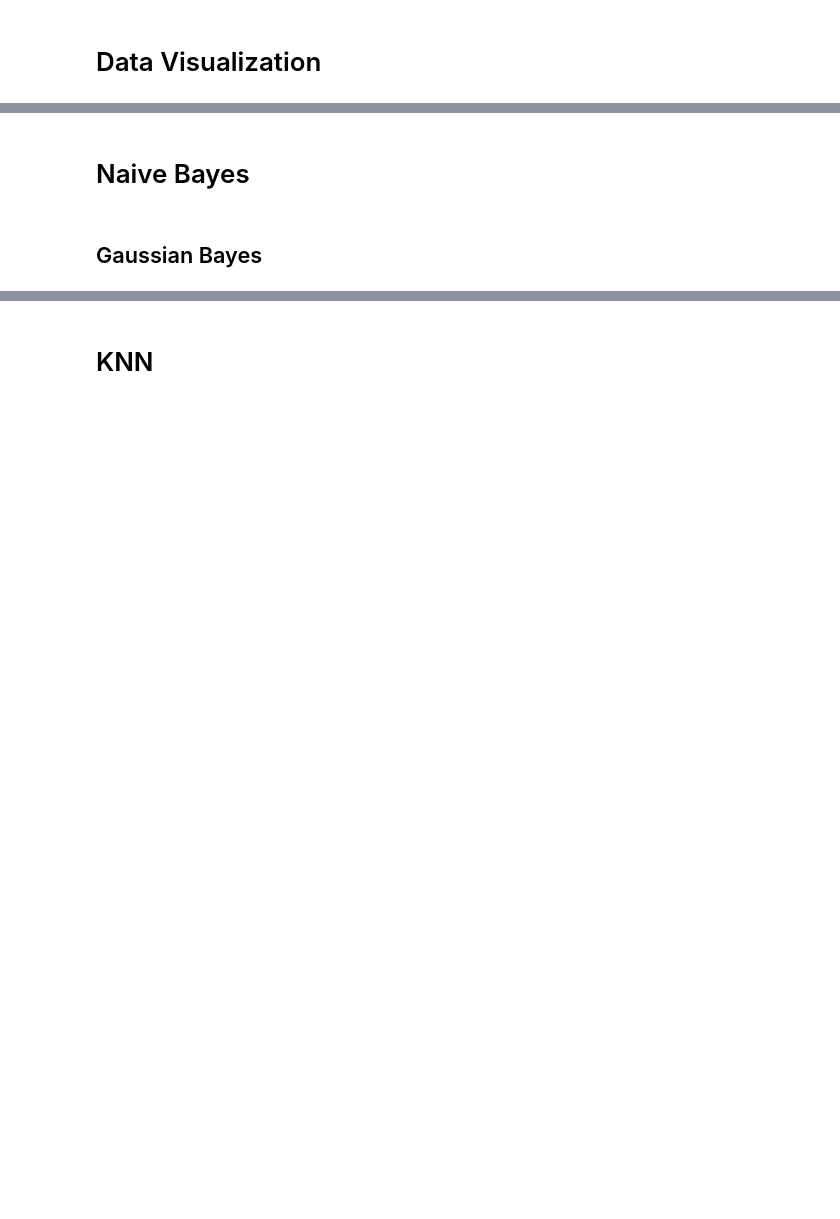
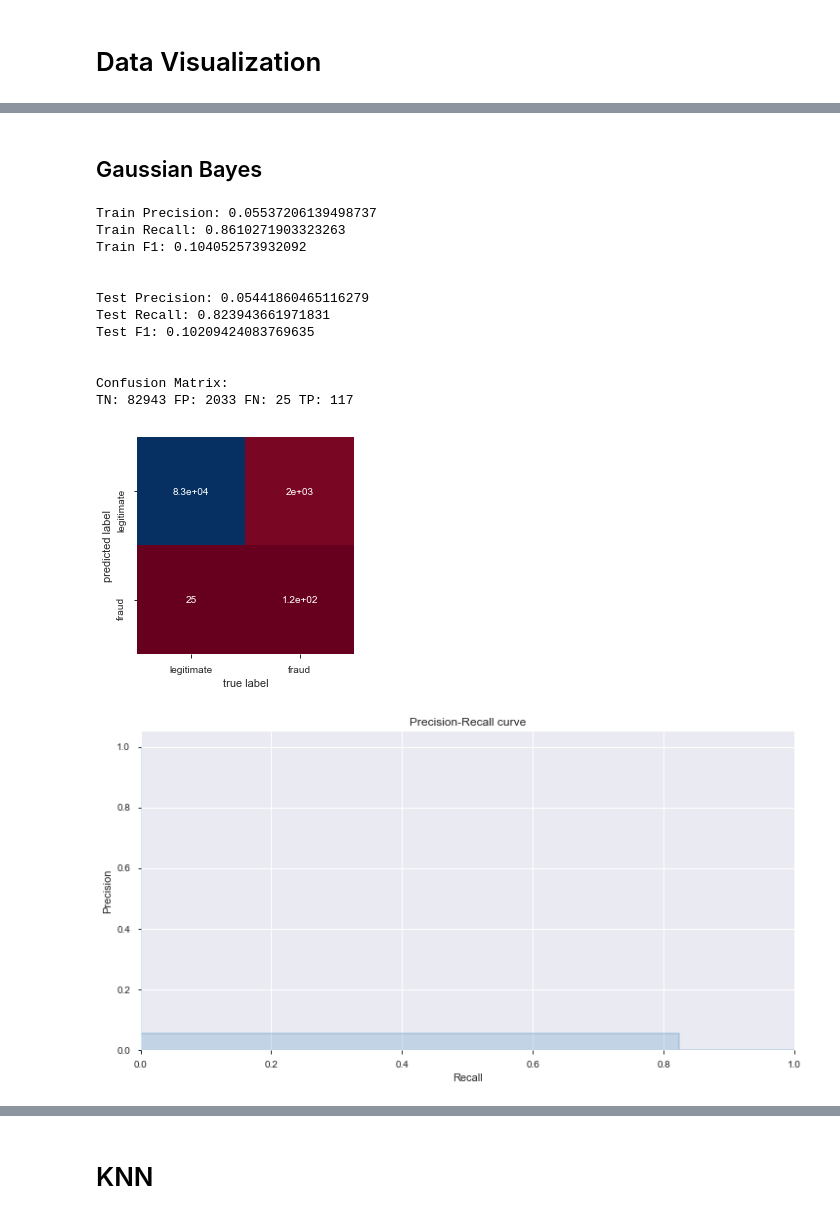
Before and after one commit to AdamBlomfield/mod_5_project, a Jupyter notebook: notebooks/ke_mod_5_project.ipynb, the cells around one changed output, grey strips where cells are left out. Cells and saved outputs as stored; diff of their text form; code cells hidden in the pictures; blank space fills up the shorter version.

```diff
--- a/notebooks/ke_mod_5_project.ipynb
+++ b/notebooks/ke_mod_5_project.ipynb
@@ -127,0 +310,11 @@ profile.to_file(output_file="output.html")
+# %%
+df = df.drop(['Time'], axis=1)
+# %%
+# DON'T SCALE FOR RANDOM FOREST
+
+
+from sklearn.preprocessing import RobustScaler
+rs = RobustScaler()
+amount = pd.DataFrame(df['Amount'])
+amount_scaled = rs.fit_transform(amount)
+df['Amount']=amount_scaled
@@ -140,0 +333,3 @@ X = X.fillna(value=0)
+# %%
+x_feats = ['time_of_day']
+df = pd.get_dummies(df, columns=x_feats)
@@ -151,0 +405,7 @@ df_cleaned = pd.read_csv('../data/processed/cleaned_dataframe.csv')
+# %%
+X = df.drop(['Class'], axis=1)
+y = df['Class']
+
+X_train, X_test, y_train, y_test = train_test_split(X, y, test_size=0.3, stratify=y, random_state=1)
+print("No. of samples in each training set:", X_train.shape[0])
+print("No. of samples in each test set:", X_test.shape[0])
@@ -196,2 +460,0 @@ plt.axis('equal');
-# %% [markdown]
-# Naive Bayes
@@ -204,0 +463,17 @@ df_g_bayes = df_cleaned.copy()
+# %%
+tn, fp, fn, tp = make_SMOTE_model(X_train, y_train, X_test, y_test, GaussianNB())
+# %% [output]
+Train Precision: 0.05537206139498737
+Train Recall: 0.8610271903323263
+Train F1: 0.104052573932092
+
+
+Test Precision: 0.05441860465116279
+Test Recall: 0.823943661971831
+Test F1: 0.10209424083769635
+
+
+Confusion Matrix:
+TN: 82943 FP: 2033 FN: 25 TP: 117
+[figure, added]
+[figure, added]
```
Also changed, not shown: parts of 72 cells of this notebook, 3 other files.
